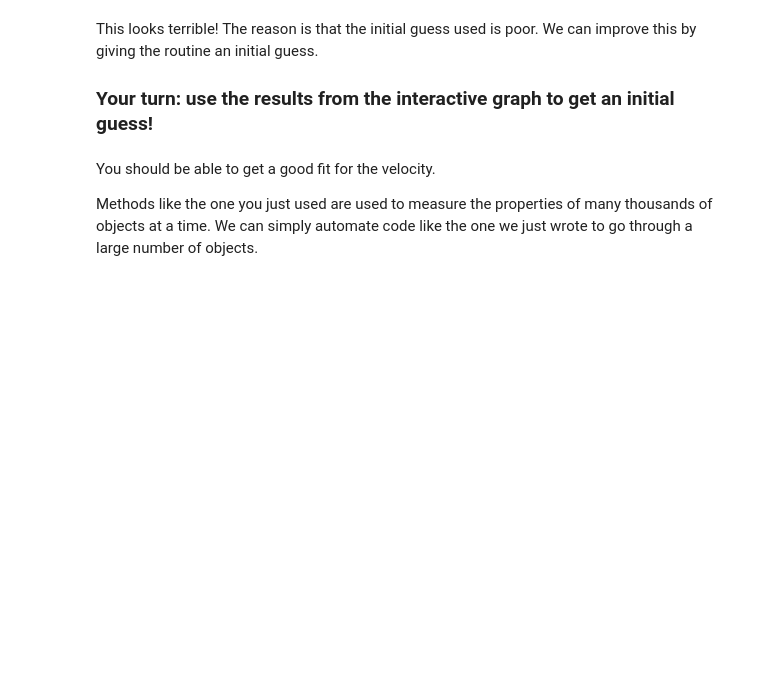
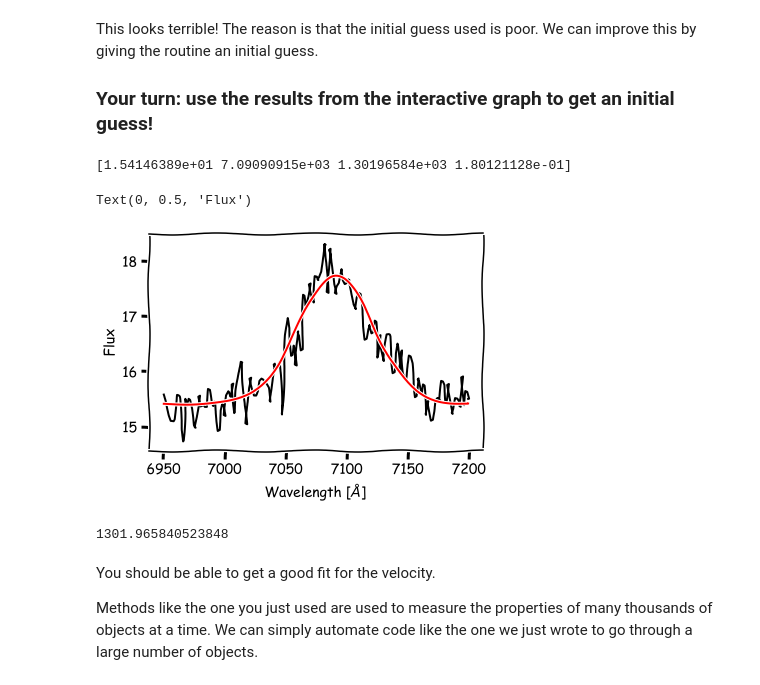
Before and after one commit to cvillforth/CodeBlack, a Jupyter notebook: CodingExercise.ipynb, the cells around one changed output. Drawn from its saved outputs; the diff is of its cells as text; code cells hidden in the pictures; blank space fills up the shorter version.

```diff
--- a/CodingExercise.ipynb
+++ b/CodingExercise.ipynb
@@ -408,17 +457,25 @@ This looks terrible! The reason is that the initial guess used is poor. We can i
 
 ### Your turn: use the results from the interactive graph to get an initial guess!
 # %%
-my_cont = 1 ### enter your guess for my_cont
-my_pos = 1 ## enter your guess for my_pos
-my_vel = 1 ## enter your guess for the velocity
-my_flux = 1 ## enter youur guess for the flux
+my_cont = 15 ### enter your guess for my_cont
+my_pos = 7088 ## enter your guess for my_pos
+my_vel = 1300 ## enter your guess for the velocity
+my_flux = 0.3 ## enter youur guess for the flux
 ## Next line fits again, but with your guess
 my_fit, my_cova = curve_fit(emlinecont, fit_wl, fit_flux, p0=[my_cont, my_pos, my_vel, my_flux])
-my_fit
+print(my_fit)
 plt.plot(fit_wl, fit_flux, c='k') ## plot the cut-out data
-plt.plot(fit_wl, emlinecont(fit_wl, *fit_results), c='r') ## plot the model fit
+plt.plot(fit_wl, emlinecont(fit_wl, *my_fit), c='r') ## plot the model fit
 plt.xlabel('Wavelength [$\AA$]')
 plt.ylabel('Flux')
+# %% [output]
+[1.54146389e+01 7.09090915e+03 1.30196584e+03 1.80121128e-01]
+Text(0, 0.5, 'Flux')
+[figure, added]
+# %%
+my_fit[2]
+# %% [output]
+1301.965840523848
 # %% [markdown]
 You should be able to get a good fit for the velocity.
 
```
Also changed, not shown: parts of 29 cells of this notebook.
